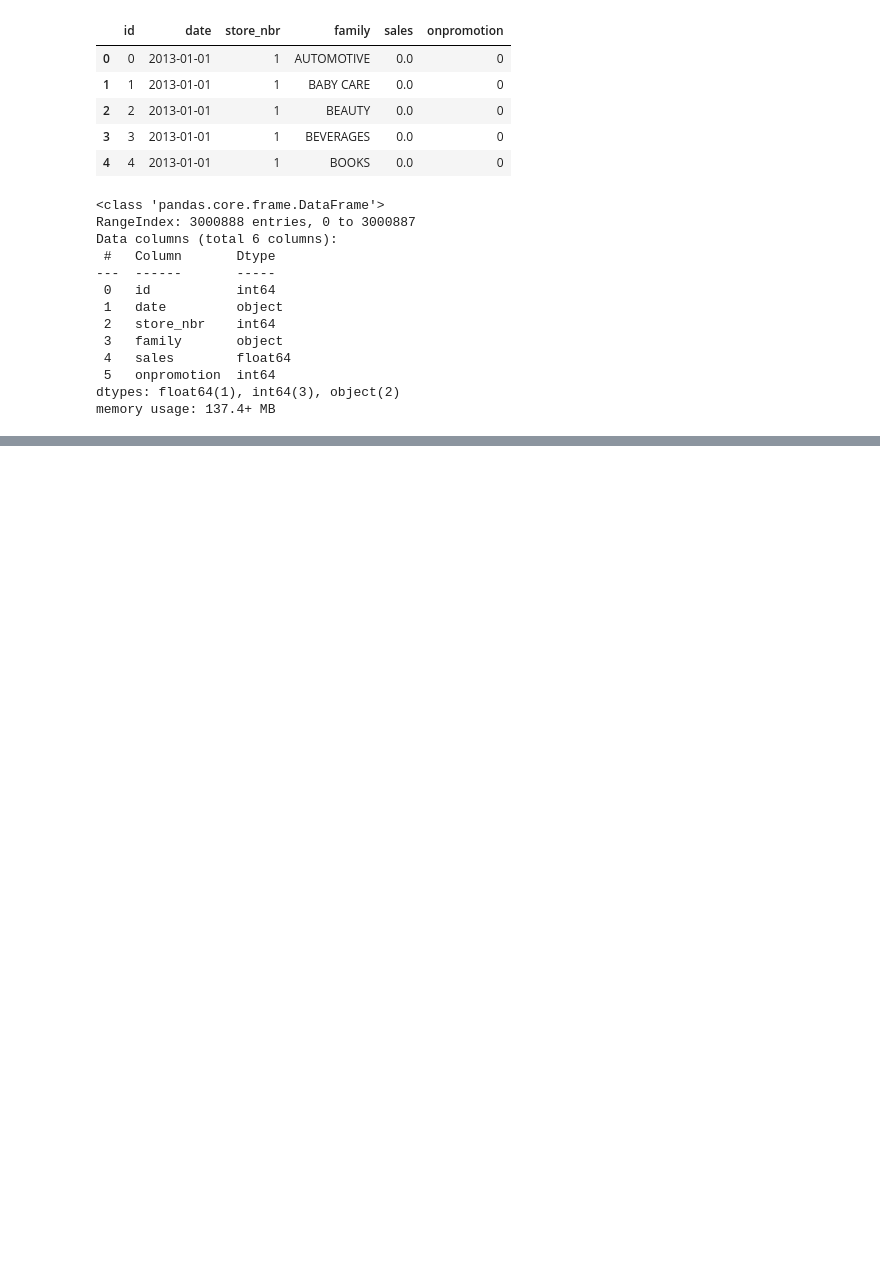
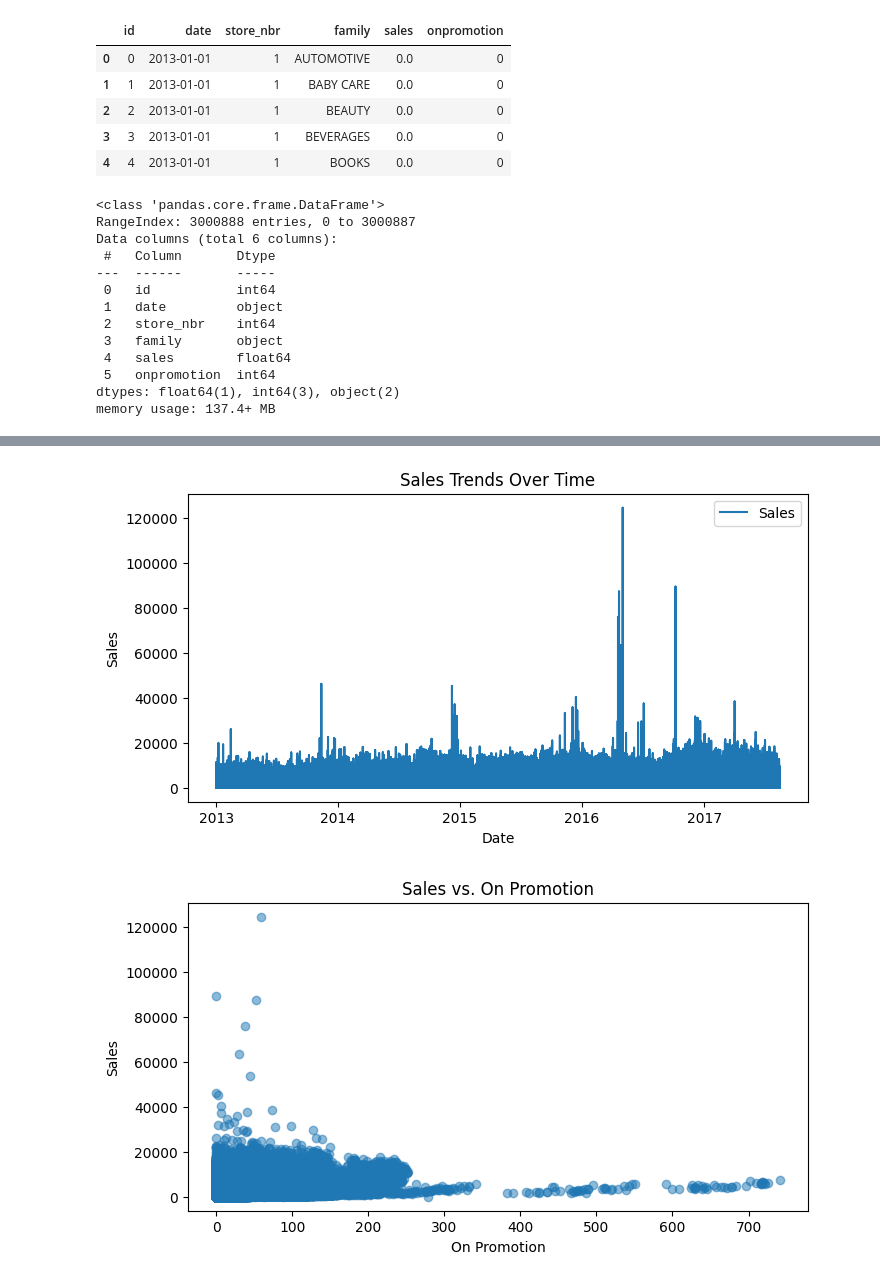
Before and after one commit to kenny1208/store-sales-time-series-forecasting, a Jupyter notebook: read.ipynb, the cells around one changed output, grey strips where cells are left out. Drawn from its saved outputs; the diff is of its cells as text; code cells hidden in the pictures; blank space fills up the shorter version.

```diff
--- a/read.ipynb
+++ b/read.ipynb
@@ -47,0 +46,25 @@ AUTOMOTIVE
+# %%
+# Data Visualization on sales
+import matplotlib.pyplot as plt
+# Convert 'date' column to datetime type
+df['date'] = pd.to_datetime(df['date'])
+
+# Plot sales trends over time
+plt.figure(figsize=(8, 4))
+plt.plot(df['date'], df['sales'], label='Sales')
+plt.title('Sales Trends Over Time')
+plt.xlabel('Date')
+plt.ylabel('Sales')
+plt.legend()
+plt.show()
+
+# Explore relationships between features
+plt.figure(figsize=(8, 4))
+plt.scatter(df['onpromotion'], df['sales'], alpha=0.5)
+plt.title('Sales vs. On Promotion')
+plt.xlabel('On Promotion')
+plt.ylabel('Sales')
+plt.show()
+# %% [output]
+[figure, added]
+[figure, added]
```
Also changed, not shown: parts of 2 cells of this notebook.
